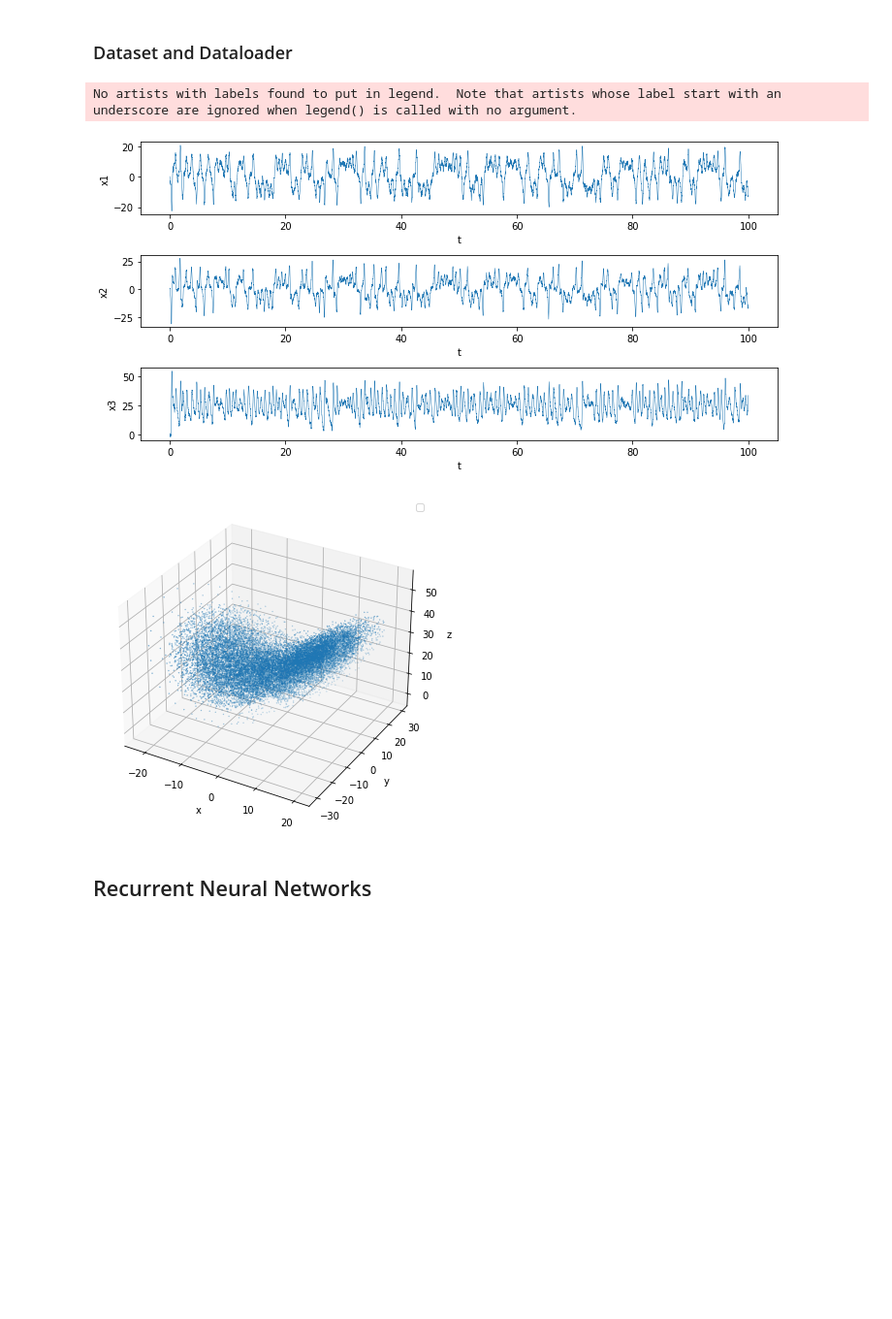
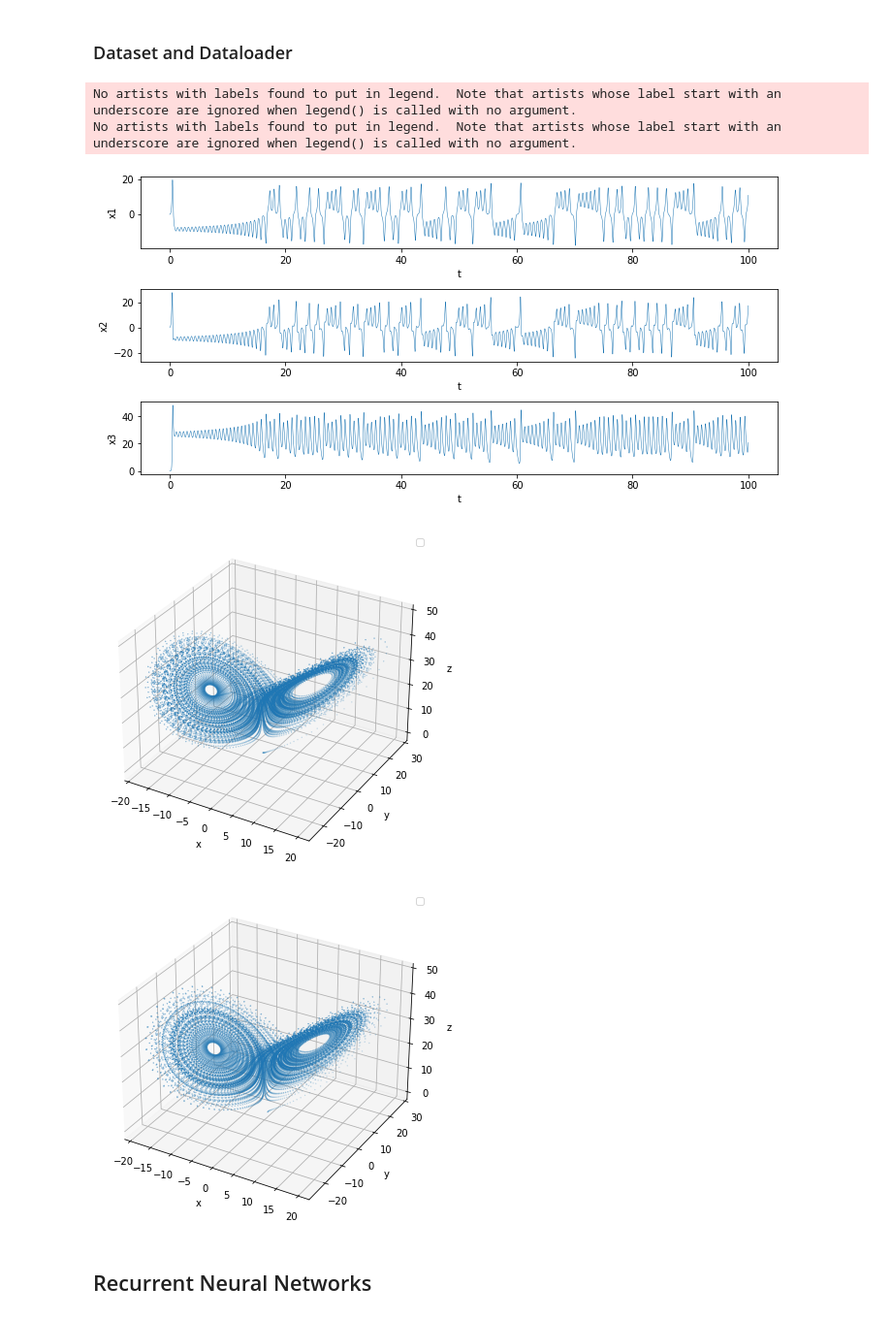
Before and after one commit to lupoalberto98/Physical-Informed-Dynamical-Systems, a Jupyter notebook: src/main.ipynb, the cells around one changed output. Shown at 97% size. Drawn from its saved outputs; the diff is of its cells as text; code cells hidden in the pictures; blank space fills up the shorter version.

```diff
--- a/src/main.ipynb
+++ b/src/main.ipynb
@@ -120,41 +120,45 @@ true_params = true_params_l63
 
 # Train dataset
 state0 = torch.rand(true_system.dim)
-train_states = DynSysDataset(state0, true_system, dt, train_steps, seq_len, discard=0, sigma=sigma, include_time=include_time, convolution=convolution)
+train_states = DynSysDataset(state0, true_system, dt, train_steps, seq_len, discard=0, sigma=None, include_time=include_time, convolution=convolution)
 t_train = train_states.time
 train_dataset = train_states.dataset
 
 # Validtion dataset
 state0 = torch.rand(true_system.dim)
-val_states =  DynSysDataset(state0, true_system, dt, val_steps, seq_len, discard=0, sigma=sigma, include_time=include_time, convolution=convolution)
+val_states =  DynSysDataset(state0, true_system, dt, val_steps, seq_len, discard=0, sigma=None, include_time=include_time, convolution=convolution)
 t_val = val_states.time
 val_dataset = val_states.dataset
 
 # Test dataset
 state0 = torch.rand(true_system.dim)
-test_states =  DynSysDataset(state0, true_system, dt, test_steps, seq_len, discard=0, sigma=sigma, include_time=include_time, convolution=convolution)
+test_states =  DynSysDataset(state0, true_system, dt, test_steps, seq_len, discard=0, sigma=None, include_time=include_time, convolution=convolution)
 t_test = test_states.time
 test_dataset = test_states.dataset
 
 ### Dataloader
 batch_size = 20
 train_dataloader = DataLoader(train_states, batch_size=batch_size, num_workers=0, shuffle=True)
 val_dataloader = DataLoader(val_states, batch_size=batch_size,num_workers=0, shuffle=False)
 
 
 ### Plot dataset
 # Train dataset
 #rk4 = RK4(dt, true_system)
 #eul = Eul(dt, true_system)
 #train_dataset = eul(train_dataset)
 name_dyn_data = "images/dynamics_"+true_system.__class__.__name__+".png"
-name_attractor = "images/attractor_"+true_system.__class__.__name__+".png"
+name_train_attractor = "images/attractor_"+true_system.__class__.__name__+".png"
+name_test_attractor = "images/attractor_test_"+true_system.__class__.__name__+".png"
 train_dynamics = plot_trajectory(train_dataset, time=t_train, n_var=3, labels=["x","y","z"], filename = name_dyn_data, prediction_steps=10000)
-train_attractor = plot_3Dtrajectory(train_dataset, filename = name_attractor)
+train_attractor = plot_3Dtrajectory(train_dataset, filename = name_train_attractor)
+test_attractor = plot_3Dtrajectory(test_dataset, filename = name_test_attractor)
 # %% [output]
 No artists with labels found to put in legend.  Note that artists whose label start with an underscore are ignored when legend() is called with no argument.
+No artists with labels found to put in legend.  Note that artists whose label start with an underscore are ignored when legend() is called with no argument.
-[figure, old version]
+[figure, new version]
-[figure, old version]
+[figure, new version]
+[figure, added]
 # %% [markdown]
 ## Recurrent Neural Networks
 # %% [markdown]
```
Also changed, not shown: parts of 6 cells of this notebook, 3 other files.
